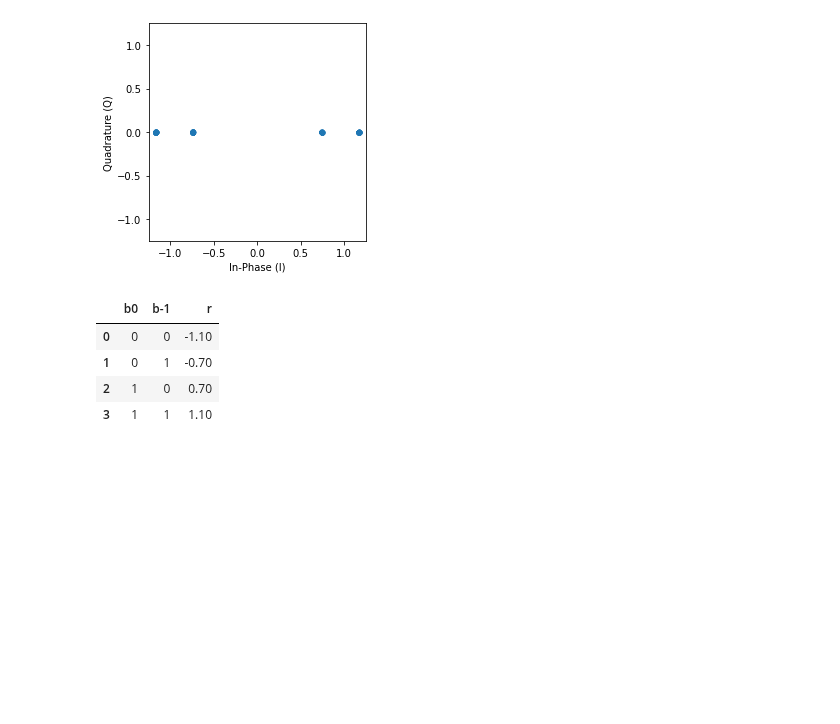
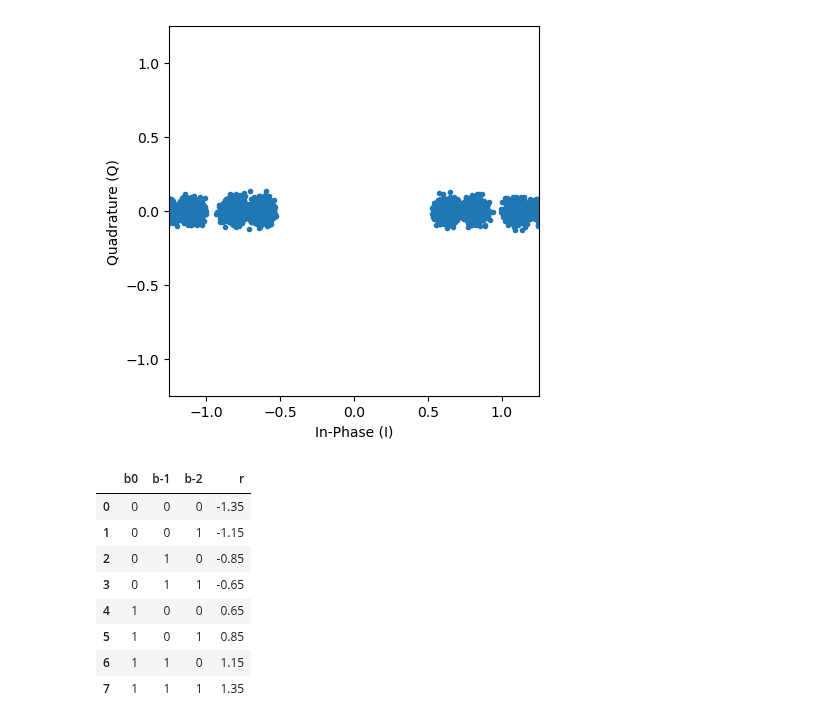
Before and after one commit to edsonportosilva/TDI, a Jupyter notebook: jupyter/MLSE with Viterbi Algorithm.ipynb, the cells around one changed output. Drawn from its saved outputs; the diff is of its cells as text; code cells hidden in the pictures; blank space fills up the shorter version.

```diff
--- a/jupyter/MLSE with Viterbi Algorithm.ipynb
+++ b/jupyter/MLSE with Viterbi Algorithm.ipynb
@@ -70,40 +51,40 @@ def prob(y, r, σ2):
 # %%
 M = 2
 
-h = np.array([0.9, 0.2])
+h = np.array([1, 0.25, 0.1])
 constSymb = GrayMapping(M, 'pam')   # Gray constellation mapping
 
 # parâmetros da simulação
 SpS = 1   # Amostras por símbolo
 
 # get constellation
 constSymb = GrayMapping(M, 'pam')  # constellation
 constSymb = pnorm(constSymb)
 
 # generate pseudo-random bit sequence
-bitsTx = np.random.randint(2, size = int(1001*np.log2(M)))
+bitsTx = np.random.randint(2, size = int(10000*np.log2(M)))
 
 # generate modulated symbol sequence
 symbTx = modulateGray(bitsTx, M, 'pam')
 symbTx = pnorm(symbTx) # power normalization
 
 # adição de ISI
 sigTx = np.convolve(h, symbTx, mode='valid')
 sigTx = pnorm(sigTx)
 
 # ruído gaussiano branco
 Namostras = sigTx.size
-σ2  = 0.000025 # variância
+σ2  = 0.0025 # variância
 μ   = 0      # média
 
 σ      = np.sqrt(σ2*SpS)
 ruido  = 1/np.sqrt(2)*(normal(μ, σ, Namostras) + 1j*normal(μ, σ, Namostras))
 
 sigRx = sigTx + ruido
 
 pconst(sigRx, pType='fast');
 # %% [output]
-[figure, old version]
+[figure, new version]
 # %%
 L = len(h)
 bits = np.zeros((M**L, L), dtype=int)
@@ -113,18 +94,22 @@ for k, dec in enumerate(range(M**L)):
 
 symb = 2*bits-1
 
-x = np.sum(symb*h, axis=1)
+r = np.sum(symb*h, axis=1)
 
 sig = pd.DataFrame(data=symb, index=np.arange(M**L))
 pd.options.display.float_format = '{:,.2f}'.format
 
 sig = pd.DataFrame(data=bits, index=[i for i in range(symb.shape[0])], columns=[f'b{-i}' for i in range(symb.shape[1])])
-sig['r'] = x
+sig['r'] = r
 sig
 # %% [output]
-|  | b0 | b-1 | r |
-| 0 | 0 | 0 | -1.10 |
-| 1 | 0 | 1 | -0.70 |
-| 2 | 1 | 0 | 0.70 |
-| 3 | 1 | 1 | 1.10 |
+|  | b0 | b-1 | b-2 | r |
+| 0 | 0 | 0 | 0 | -1.35 |
+| 1 | 0 | 0 | 1 | -1.15 |
+| 2 | 0 | 1 | 0 | -0.85 |
+| 3 | 0 | 1 | 1 | -0.65 |
+| 4 | 1 | 0 | 0 | 0.65 |
+| 5 | 1 | 0 | 1 | 0.85 |
+| 6 | 1 | 1 | 0 | 1.15 |
+| 7 | 1 | 1 | 1 | 1.35 |
 # %%
```
Also changed, not shown: parts of 7 cells of this notebook.
